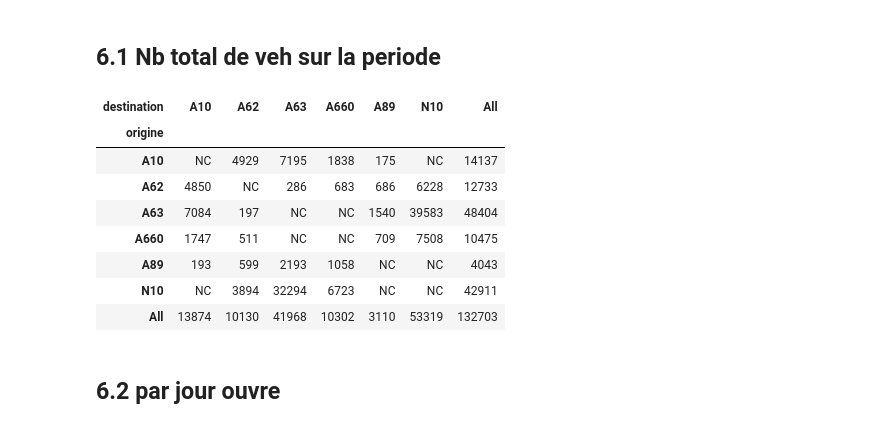
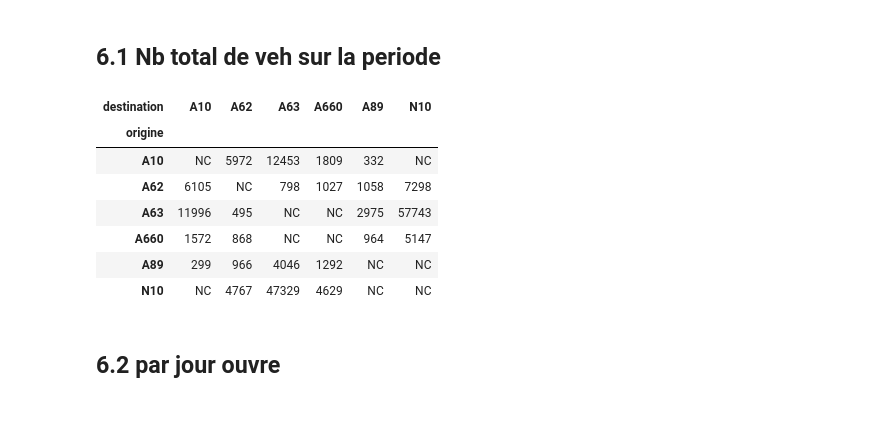
Before and after one commit to nantodevison/lapi, a Jupyter notebook: Carto_Lapi/Analyse/Donnees_postraitees.ipynb, the cells around one changed output. Drawn from its saved outputs; the diff is of its cells as text; code cells hidden in the pictures.

```diff
--- a/Carto_Lapi/Analyse/Donnees_postraitees.ipynb
+++ b/Carto_Lapi/Analyse/Donnees_postraitees.ipynb
@@ -253,8 +253,7 @@ for i  in [45,]:
     df_filtre_A63,df_passage_transit,df_non_transit=(t.param_trajet_incomplet('2019-01-23 00:00:00',
         dico_corr_A63_A660['corr_A63_A660'+str(i)],df_passages_immat_ok,
         dico_passag_avantcorr['passag_avantcorr'+str(i)]))
-    trajet_transit_incomplet2, passage2=t.transit_trajet_incomplet(df_filtre_A63,
-        dico_passag_avantcorr['passag_avantcorr'+str(i)].set_index('created').sort_index(),'2019-01-23 00:00:00',22, df_passages_immat_ok)
+    trajet_transit_incomplet2, passage2=t.transit_trajet_incomplet(df_filtre_A63,df_passage_transit,'2019-01-23 00:00:00',22, df_passages_immat_ok)
     #affectation des temps de parcours de reference
     df_transit_incomplet_tps_ref=t.jointure_temps_reel_theorique(trajet_transit_incomplet2,dixco_tpsmax_corrige,t.liste_trajet_incomplet,'incomplet')
     #Maj de l'attruibut drapeau et Maj des autres attruibuts
@@ -330,18 +301,21 @@ Wall time: 16 s
 # dico des o-d nombre total
 dico_mat_od={'mat_od_marge'+str(i):pd.pivot_table(dico_df_od_ok['df_od_ok_marge'+str(i)],values='l', index='origine',
                                                   columns='destination',aggfunc='count', margins=True).fillna('NC') for i in [0,15,30,45,600]}
-# %%
-dico_mat_od['mat_od_marge0']
-# %% [output]
-| destination | A10 | A62 | A63 | A660 | A89 | N10 | All |
-| origine |  |  |  |  |  |  |  |
-| A10 | NC | 4929 | 7195 | 1838 | 175 | NC | 14137 |
-| A62 | 4850 | NC | 286 | 683 | 686 | 6228 | 12733 |
-| A63 | 7084 | 197 | NC | NC | 1540 | 39583 | 48404 |
-| A660 | 1747 | 511 | NC | NC | 709 | 7508 | 10475 |
-| A89 | 193 | 599 | 2193 | 1058 | NC | NC | 4043 |
-| N10 | NC | 3894 | 32294 | 6723 | NC | NC | 42911 |
-| All | 13874 | 10130 | 41968 | 10302 | 3110 | 53319 | 132703 |
+# %%
+mat_od_tot=pd.pivot_table(dico_df_od_final['df_od_final_marge45'],values='l', index='origine',
+                                                  columns='destination',aggfunc='count', margins=True).fillna('NC')
+mat_od_tot_calcul=pd.pivot_table(dico_df_od_final['df_od_final_marge45'],values='l', index='origine',
+                                                  columns='destination',aggfunc='count').fillna('NC')
+mat_od_tot
+# %% [output]
+| destination | A10 | A62 | A63 | A660 | A89 | N10 |
+| origine |  |  |  |  |  |  |
+| A10 | NC | 5972 | 12453 | 1809 | 332 | NC |
+| A62 | 6105 | NC | 798 | 1027 | 1058 | 7298 |
+| A63 | 11996 | 495 | NC | NC | 2975 | 57743 |
+| A660 | 1572 | 868 | NC | NC | 964 | 5147 |
+| A89 | 299 | 966 | 4046 | 1292 | NC | NC |
+| N10 | NC | 4767 | 47329 | 4629 | NC | NC |
 # %% [markdown]
 ## 6.2 par jour ouvre
 # %% [markdown]
```
Also changed, not shown: parts of 8 cells of this notebook, 1 other file.
